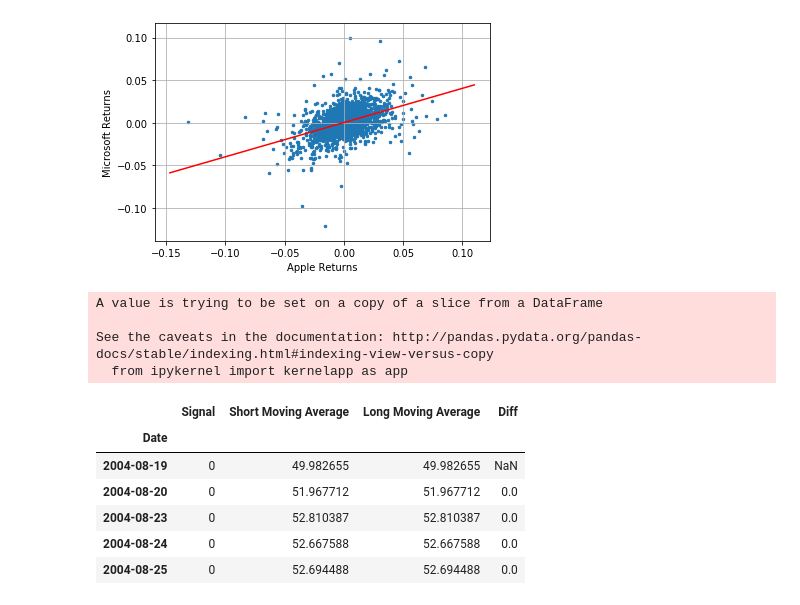
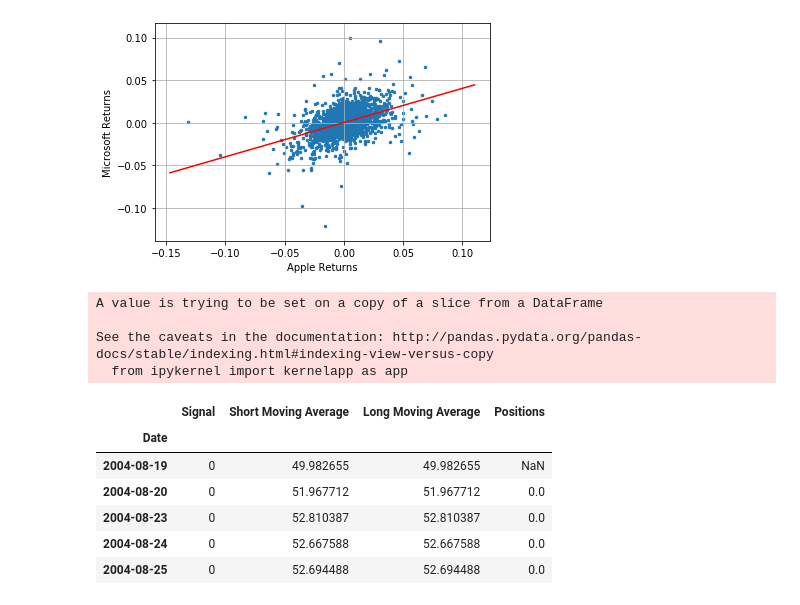
Before and after one commit to mehrakartik/sma-crossover-strategy, a Jupyter notebook: Practice_K.ipynb, the cells around one changed output. Saved outputs shown, nothing was run; the diff lists cells and outputs as text; code cells hidden in the pictures.

```diff
--- a/Practice_K.ipynb
+++ b/Practice_K.ipynb
@@ -299,31 +299,30 @@ plt.show()
 # %%
 # Initialize short and long windows
 short_window = 40
 long_window = 100
 
 # Initialize signals DataFrame with Signal column having values 0
 signals = pd.DataFrame(data = 0, index = df.index, columns = ['Signal'])
 
 # Create short and long moving averages columns
 signals['Short Moving Average'] = df['Close'].rolling(window = short_window,
                                                       min_periods = 1, center = False).mean()
 signals['Long Moving Average'] = df['Close'].rolling(window = long_window, min_periods = 1, center = False).mean()
 
 # Create signals
 signals['Signal'][short_window:] = np.where(signals['Short Moving Average'][short_window:] >
                              signals['Long Moving Average'][short_window:], 1, 0)
 
 # Trading orders
-signals['Diff'] = signals['Signal'].diff()
-
+signals['Positions'] = signals['Signal'].diff()
 
 signals.head()
 # %% [output]
 A value is trying to be set on a copy of a slice from a DataFrame
 
 See the caveats in the documentation: http://pandas.pydata.org/pandas-docs/stable/indexing.html#indexing-view-versus-copy
   from ipykernel import kernelapp as app
-|  | Signal | Short Moving Average | Long Moving Average | Diff |
+|  | Signal | Short Moving Average | Long Moving Average | Positions |
 | Date |  |  |  |  |
 | 2004-08-19 | 0 | 49.982655 | 49.982655 | NaN |
 | 2004-08-20 | 0 | 51.967712 | 51.967712 | 0.0 |
```
Also changed, not shown: parts of 7 cells of this notebook.
